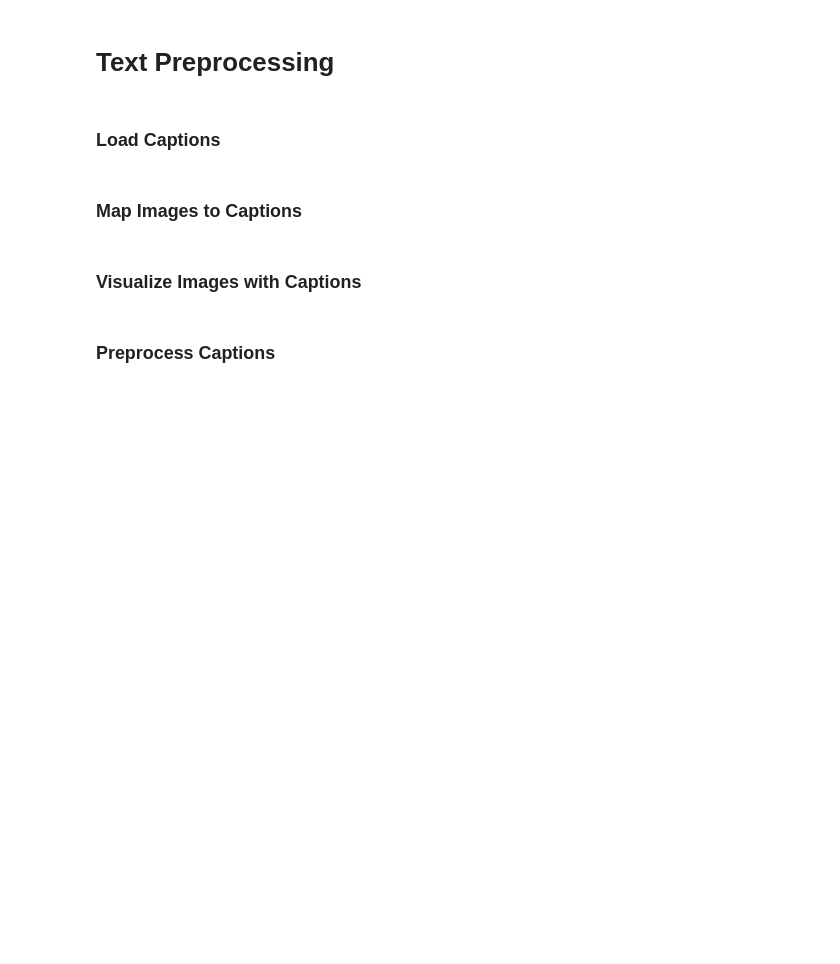
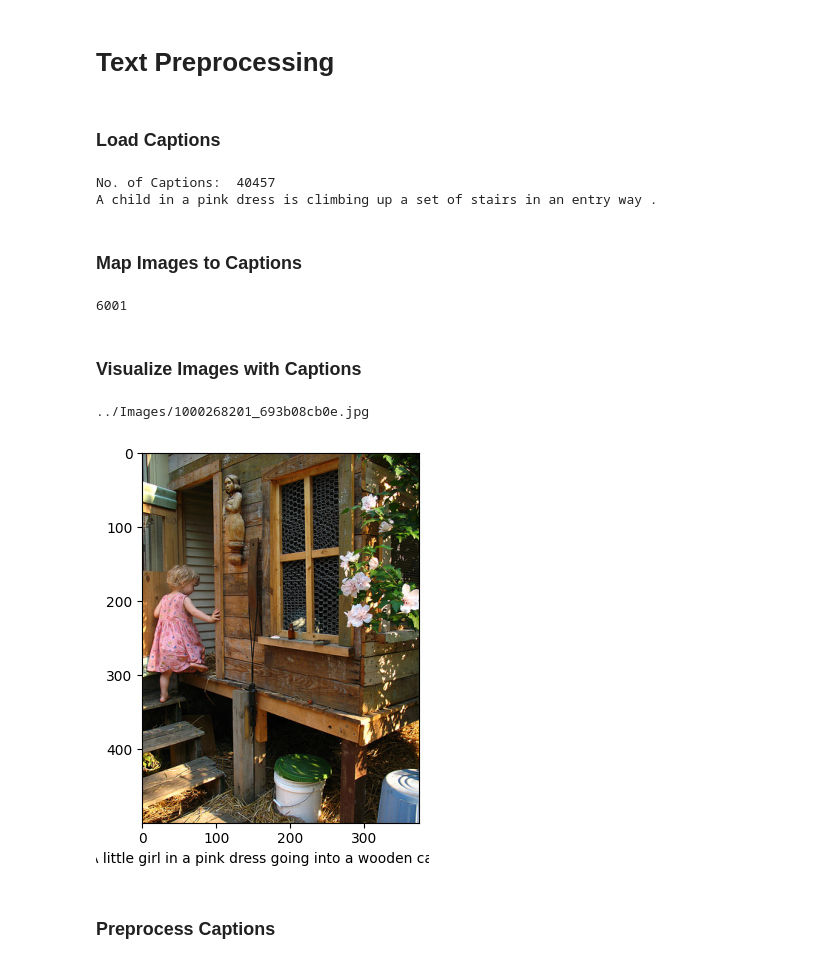
Before and after one commit to krosshykes/Image-Captioning, a Jupyter notebook: Xception/Xception.ipynb, the cells around one changed output. Drawn from its saved outputs; the diff is of its cells as text; code cells hidden in the pictures; blank space fills up the shorter version.

```diff
--- a/Xception/Xception.ipynb
+++ b/Xception/Xception.ipynb
@@ -42,5 +69,5 @@ base_model.summary()
 # %%
 from keras.models import Model
 last = base_model.layers[-2].output
-model1 = Model(inputs=base_model.input, outputs=last)
-model1.summary()
+main_model = Model(inputs=base_model.input, outputs=last)
+main_model.summary()
@@ -75,18 +129,21 @@ print("Number of Features: ",len(images_features))
 # %% [markdown]
 ### Load Captions
 # %%
-caption_path = 'captions.txt'
+caption_path = '../captions.txt'
 captions = open(caption_path, 'rb').read().decode('utf-8').split('\n')
-print("No. of Captions: ",len(captions))
+print("No. of Captions: ", len(captions))
 print(captions[1].split(',')[1])
+# %% [output]
+No. of Captions:  40457
+A child in a pink dress is climbing up a set of stairs in an entry way .
 # %% [markdown]
 ### Map Images to Captions
 # %%
 captions_dict = {}
-reference_dict = copy.deepcopy(captions_dict)
+# reference_dict = copy.deepcopy(captions_dict)
 for i in captions:
     try:
-        img_name = 'Images\\'+i.split(',')[0]
+        img_name = i.split(',')[0]
         caption = i.split(',')[1]
         if img_name in images_features:
             if img_name not in captions_dict:
@@ -100,4 +157,6 @@ for i in captions:
 
 reference_dict = copy.deepcopy(captions_dict)
 len(captions_dict)
+# %% [output]
+6001
 # %%
@@ -110,19 +169,23 @@ for k,v in reference_dict.items():
 # %%
 import matplotlib.pyplot as plt
 
 for k in images_features.keys():
     plt.figure()
 
-    # img_name = 'Images/' + k
-    img_name = k
+    img_name = '../Images/' + k
+    # img_name = k
 
     img = cv2.imread(img_name)
-
+    print(img_name)
+    # print(captions_dict[k][-1])
     img = cv2.cvtColor(img, cv2.COLOR_BGR2RGB)
-    plt.xlabel(captions_dict[img_name][-1])
+    plt.xlabel(captions_dict[k][-1])
     plt.imshow(img)
 
     break
+# %% [output]
+../Images/1000268201_693b08cb0e.jpg
+[figure, added]
 # %% [markdown]
 ### Preprocess Captions
 # %%
```
Also changed, not shown: parts of 24 cells of this notebook, 2 other files.
